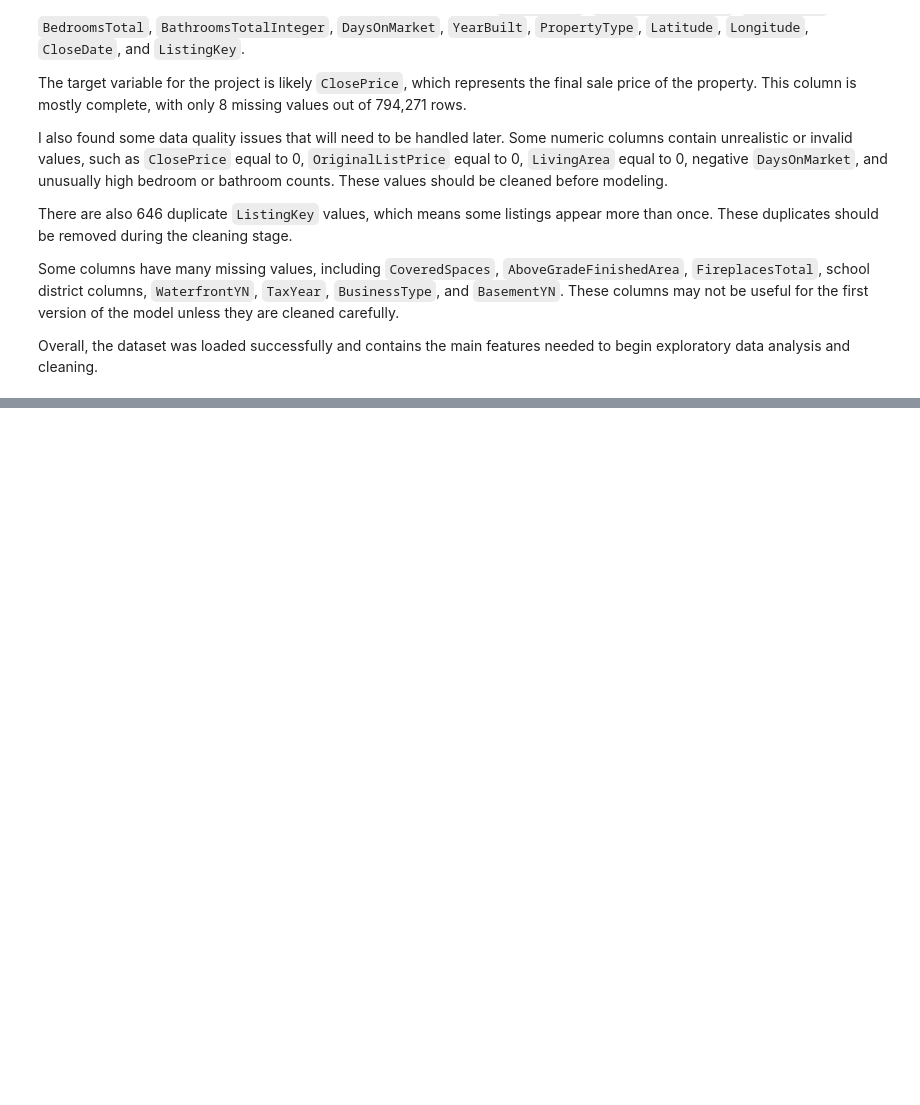
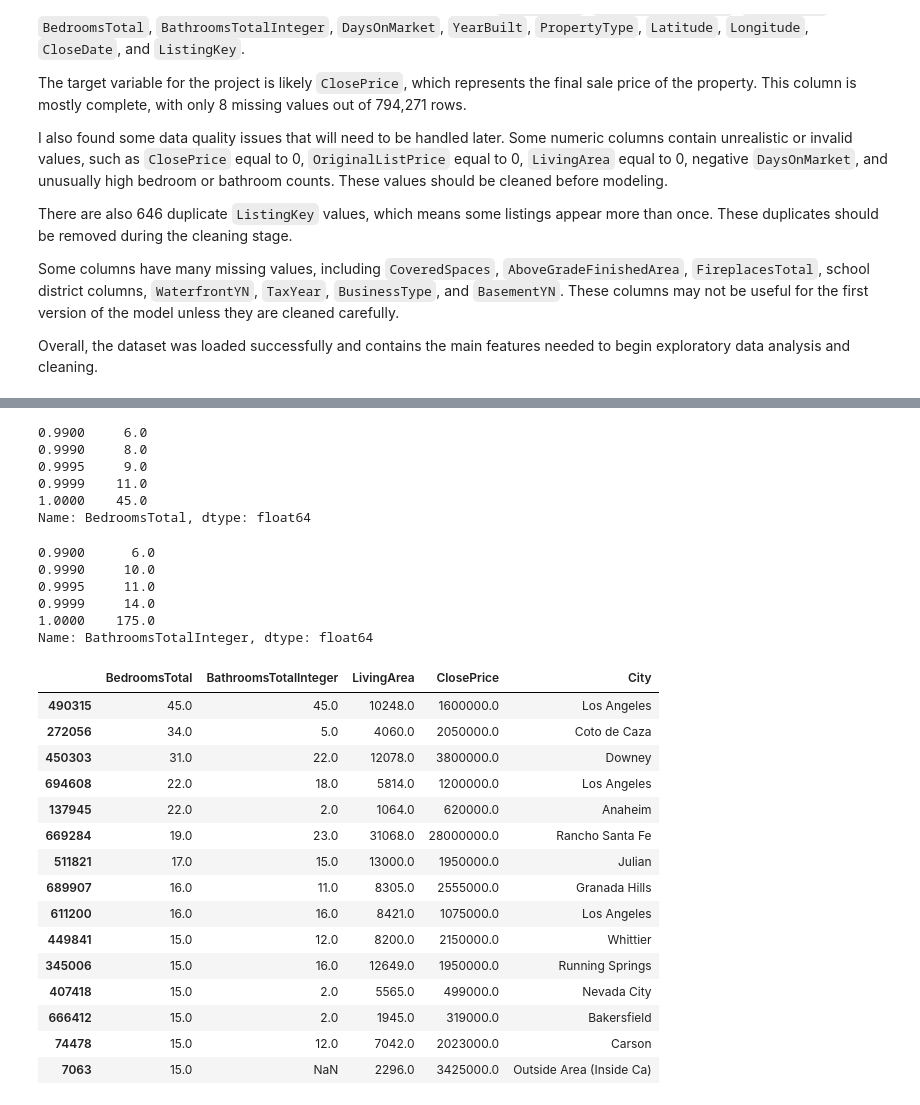
Before and after one commit to miatrn20/IDX-Exchange-Internship-Data_Science-Summer2026, a Jupyter notebook: eda.ipynb, the cells around one changed output, grey strips where cells are left out. Cells and saved outputs as stored; diff of their text form; code cells hidden in the pictures; blank space fills up the shorter version.

```diff
--- a/eda.ipynb
+++ b/eda.ipynb
@@ -280,0 +407,11 @@ Overall, the dataset was loaded successfully and contains the main features need
+# %%
+price_min = 15_000
+price_max = 50_000_000
+
+before = len(df)
+df = df[(df["ClosePrice"] >= price_min) & (df["ClosePrice"] <= price_max)].copy()
+after = len(df)
+
+print(f"Rows before ClosePrice cleaning: {before:,}")
+print(f"Rows after ClosePrice cleaning:  {after:,}")
+print(f"Rows removed: {before - after:,}")
@@ -280,0 +488,37 @@ Overall, the dataset was loaded successfully and contains the main features need
+# %%
+df["BedroomsTotal"].quantile([0.99, 0.999, 0.9995, 0.9999, 1.0])
+# %% [output]
+0.9900     6.0
+0.9990     8.0
+0.9995     9.0
+0.9999    11.0
+1.0000    45.0
+Name: BedroomsTotal, dtype: float64
+# %%
+df["BathroomsTotalInteger"].quantile([0.99, 0.999, 0.9995, 0.9999, 1.0])
+# %% [output]
+0.9900      6.0
+0.9990     10.0
+0.9995     11.0
+0.9999     14.0
+1.0000    175.0
+Name: BathroomsTotalInteger, dtype: float64
+# %%
+df[df["BedroomsTotal"] > 11][["BedroomsTotal", "BathroomsTotalInteger", "LivingArea", "ClosePrice", "City"]].sort_values("BedroomsTotal", ascending=False).head(15)
+# %% [output]
+|  | BedroomsTotal | BathroomsTotalInteger | LivingArea | ClosePrice | City |
+| 490315 | 45.0 | 45.0 | 10248.0 | 1600000.0 | Los Angeles |
+| 272056 | 34.0 | 5.0 | 4060.0 | 2050000.0 | Coto de Caza |
+| 450303 | 31.0 | 22.0 | 12078.0 | 3800000.0 | Downey |
+| 694608 | 22.0 | 18.0 | 5814.0 | 1200000.0 | Los Angeles |
+| 137945 | 22.0 | 2.0 | 1064.0 | 620000.0 | Anaheim |
+| 669284 | 19.0 | 23.0 | 31068.0 | 28000000.0 | Rancho Santa Fe |
+| 511821 | 17.0 | 15.0 | 13000.0 | 1950000.0 | Julian |
+| 689907 | 16.0 | 11.0 | 8305.0 | 2555000.0 | Granada Hills |
+| 611200 | 16.0 | 16.0 | 8421.0 | 1075000.0 | Los Angeles |
+| 449841 | 15.0 | 12.0 | 8200.0 | 2150000.0 | Whittier |
+| 345006 | 15.0 | 16.0 | 12649.0 | 1950000.0 | Running Springs |
+| 407418 | 15.0 | 2.0 | 5565.0 | 499000.0 | Nevada City |
+| 666412 | 15.0 | 2.0 | 1945.0 | 319000.0 | Bakersfield |
+| 74478 | 15.0 | 12.0 | 7042.0 | 2023000.0 | Carson |
+| 7063 | 15.0 | NaN | 2296.0 | 3425000.0 | Outside Area (Inside Ca) |
```
Also changed, not shown: parts of 33 cells of this notebook, 3 other files.
